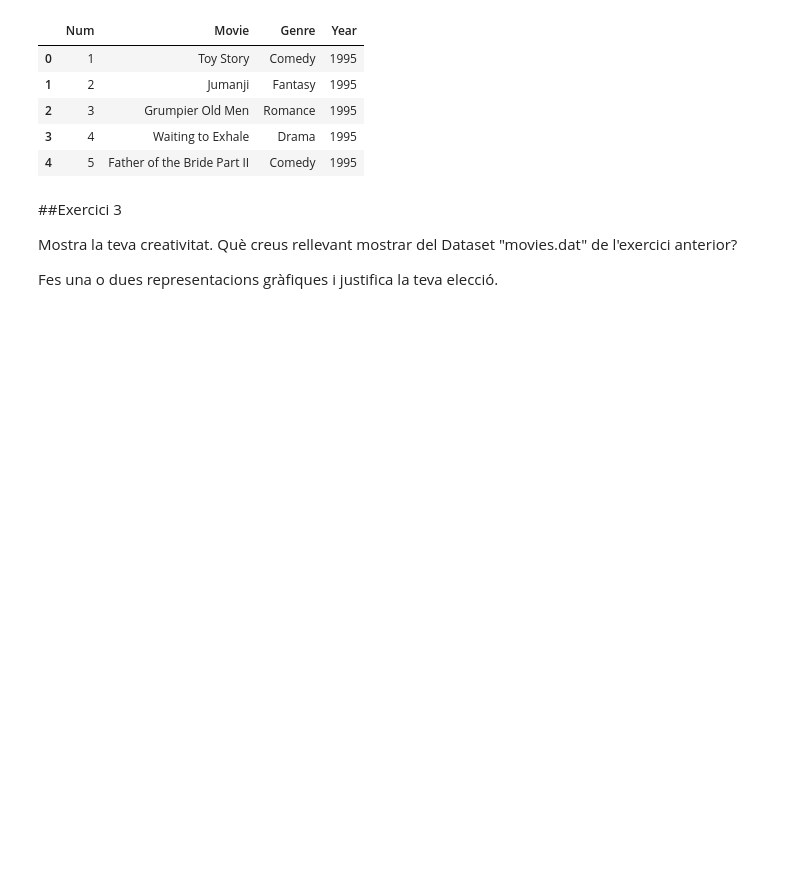
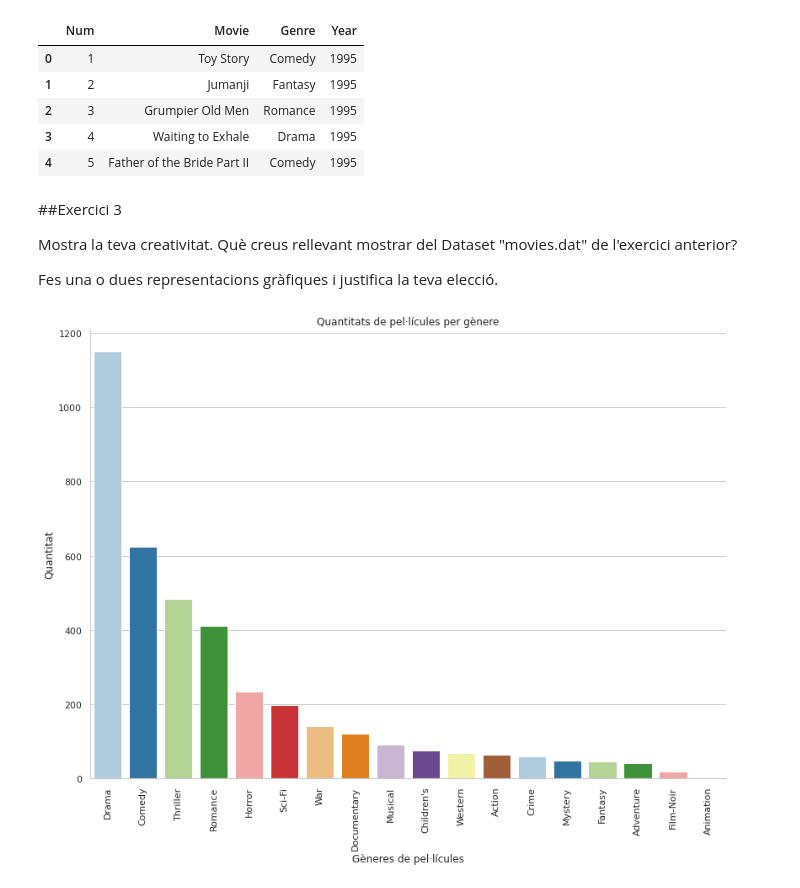
Before and after one commit to davifebdn/Tasca-M4-T02, a Jupyter notebook: Tasca_M4_T02.ipynb, the cells around one changed output. Saved outputs shown, nothing was run; the diff lists cells and outputs as text; code cells hidden in the pictures; blank space fills up the shorter version.

```diff
--- a/Tasca_M4_T02.ipynb
+++ b/Tasca_M4_T02.ipynb
@@ -1185,3 +1185,13 @@ movies.head()
 Mostra la teva creativitat. Què creus rellevant mostrar del Dataset "movies.dat" de l'exercici anterior?
 
 Fes una o dues representacions gràfiques i justifica la teva elecció.
+# %%
+from matplotlib.dviread import Text
+genres = sns.catplot(x="Genre", kind="count", palette="Paired", data=movies, order=movies['Genre'].value_counts().index, height=8.27, aspect=11.7/8.27, legend=False)
+plt.title("Quantitats de pel·lícules per gènere")
+plt.xlabel("Gèneres de pel·lícules")
+plt.ylabel("Quantitat")
+plt.xticks(rotation=90, horizontalalignment="center")
+plt.show()
+# %% [output]
+[figure, added]
```
Also changed, not shown: parts of 2 cells of this notebook.
